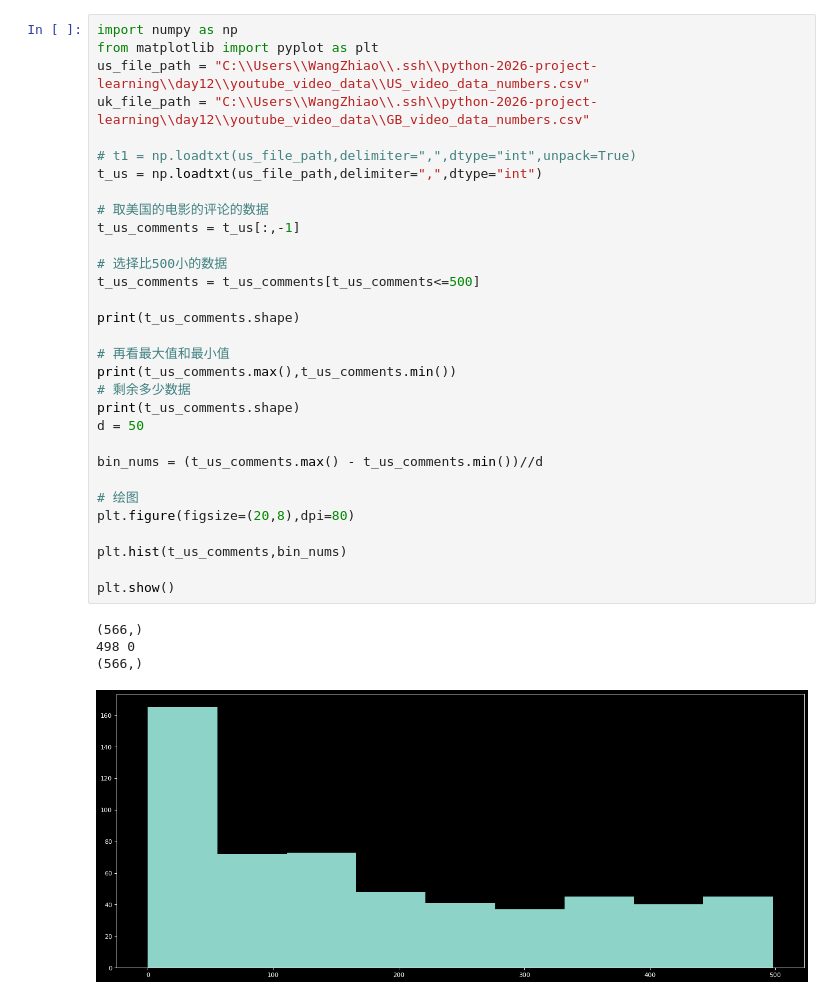
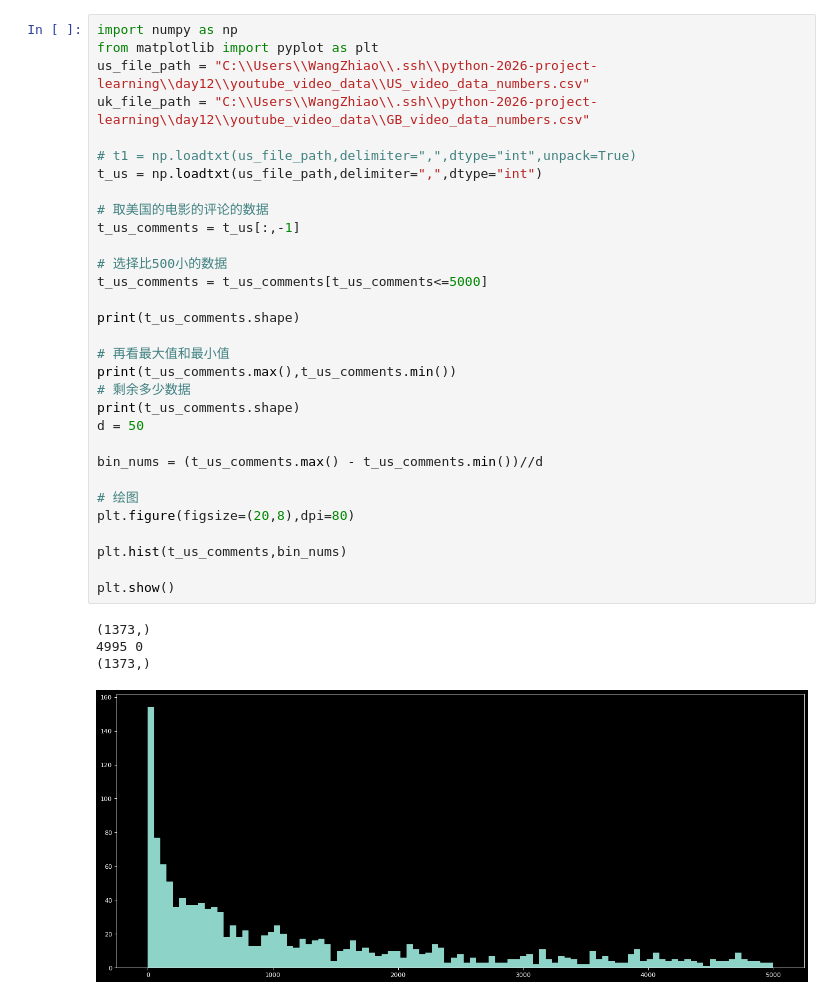
Before and after one commit to DSatan2004/python-2026-project-learning, a Jupyter notebook: day12/numpy读数据.ipynb, the cells around one changed output. Cells and saved outputs as stored; diff of their text form.

```diff
--- a/day12/numpy读数据.ipynb
+++ b/day12/numpy读数据.ipynb
@@ -2,35 +2,35 @@
 import numpy as np
 from matplotlib import pyplot as plt
 us_file_path = "C:\\Users\\WangZhiao\\.ssh\\python-2026-project-learning\\day12\\youtube_video_data\\US_video_data_numbers.csv"
 uk_file_path = "C:\\Users\\WangZhiao\\.ssh\\python-2026-project-learning\\day12\\youtube_video_data\\GB_video_data_numbers.csv"
 
 # t1 = np.loadtxt(us_file_path,delimiter=",",dtype="int",unpack=True)
 t_us = np.loadtxt(us_file_path,delimiter=",",dtype="int")
 
 # 取美国的电影的评论的数据
 t_us_comments = t_us[:,-1]
 
 # 选择比500小的数据
-t_us_comments = t_us_comments[t_us_comments<=500]
+t_us_comments = t_us_comments[t_us_comments<=5000]
 
 print(t_us_comments.shape)
 
 # 再看最大值和最小值
 print(t_us_comments.max(),t_us_comments.min())
 # 剩余多少数据
 print(t_us_comments.shape)
 d = 50
 
 bin_nums = (t_us_comments.max() - t_us_comments.min())//d
 
 # 绘图
 plt.figure(figsize=(20,8),dpi=80)
 
 plt.hist(t_us_comments,bin_nums)
 
 plt.show()
 # %% [output]
-(566,)
-498 0
-(566,)
+(1373,)
+4995 0
+(1373,)
-[figure, old version]
+[figure, new version]
```
Also changed, not shown: parts of 1 cell of this notebook, 9 other files.
